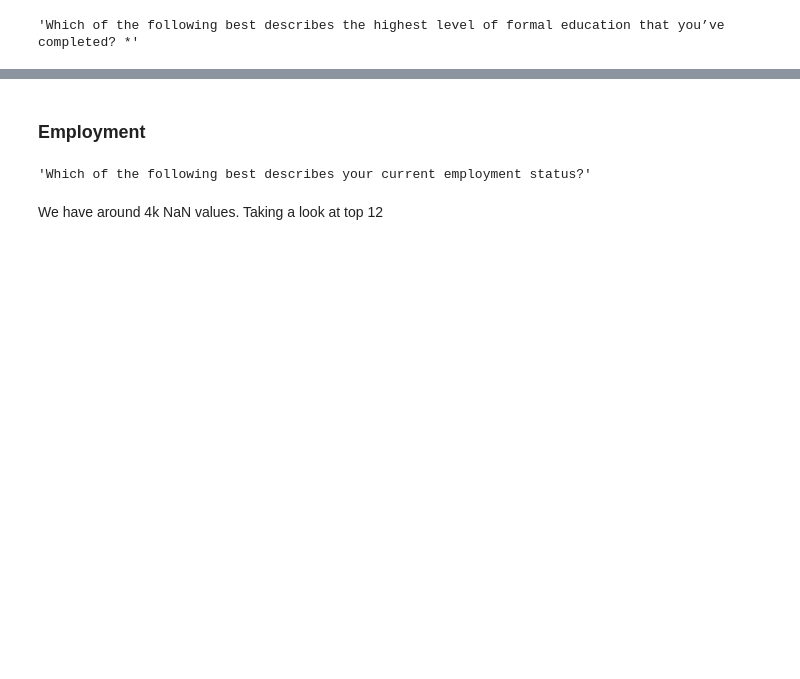
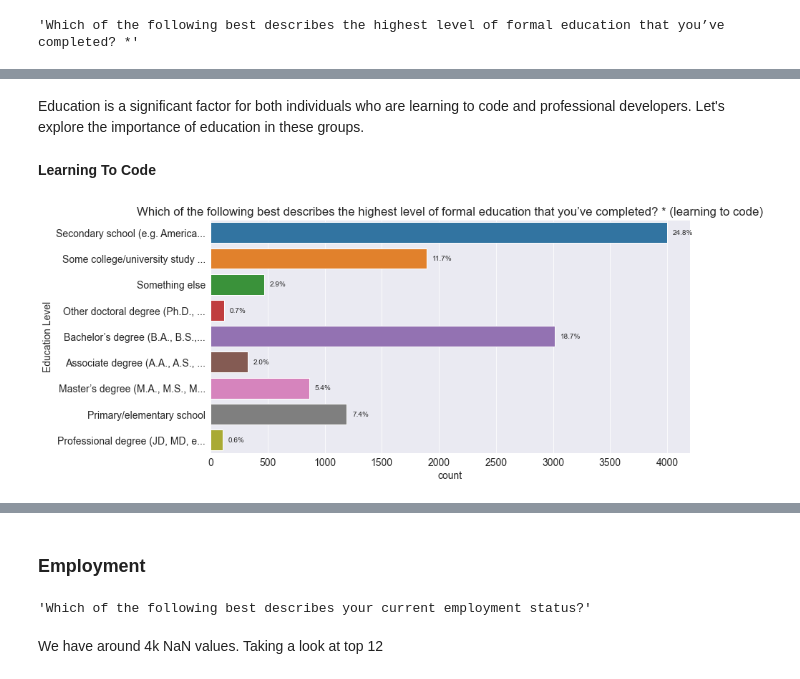
Before and after one commit to hemanth-sharma/Stackoverflow-Survey-2022-Data-Exploration, a Jupyter notebook: Stack_overflow.ipynb, the cells around one changed output, grey strips where cells are left out. Drawn from its saved outputs; the diff is of its cells as text; code cells hidden in the pictures; blank space fills up the shorter version.

```diff
--- a/Stack_overflow.ipynb
+++ b/Stack_overflow.ipynb
@@ -535,0 +526,12 @@ Text(0, 0.5, 'Education Level')
+# %% [markdown]
+Education is a significant factor for both individuals who are learning to code and professional developers. Let's explore the importance of education in these groups.
+# %% [markdown]
+**Learning To Code**
+# %%
+plt.figure(figsize=(12, 6))
+plt.title(questionsData['EdLevel'] + " (learning to code)")
+ax = sns.countplot(y=learningToCode_developers.EdLevel)
+
+design_graph(learningToCode_developers)
+# %% [output]
+[figure, added]
```
Also changed, not shown: parts of 63 cells of this notebook.
